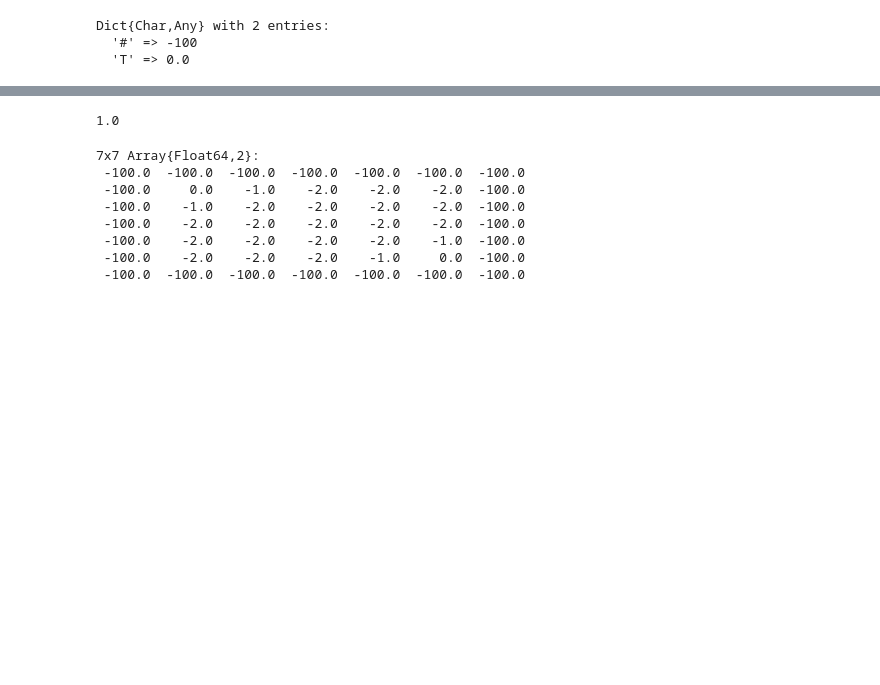
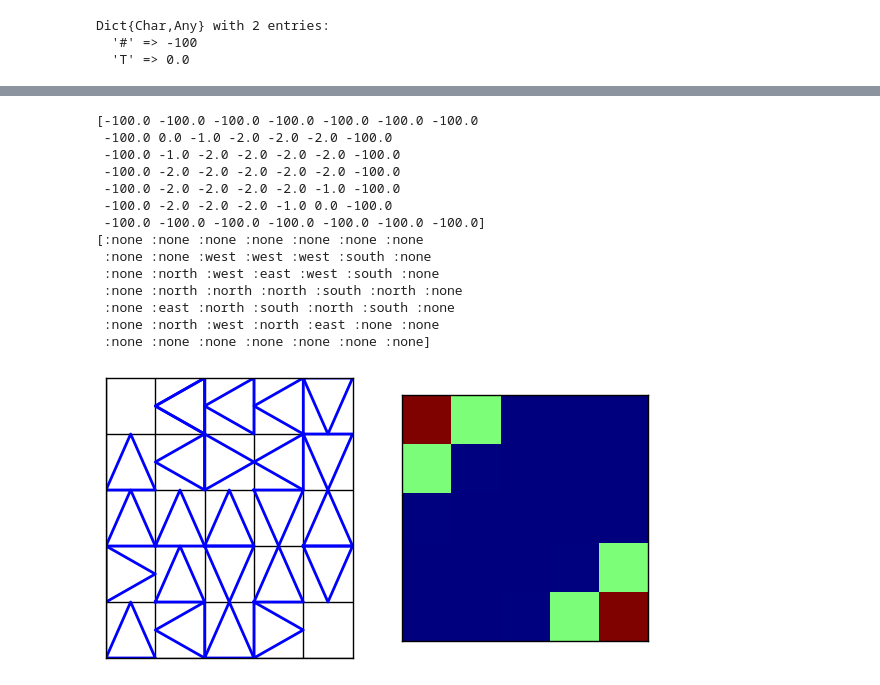
Before and after one commit to kzahedi/RL-lecture, a Jupyter notebook: 2. Dynamic Programming.ipynb, the cells around one changed output, grey strips where cells are left out. Cells and saved outputs as stored; diff of their text form; code cells hidden in the pictures; blank space fills up the shorter version.

```diff
--- a/2. Dynamic Programming.ipynb
+++ b/2. Dynamic Programming.ipynb
@@ -165,15 +264,23 @@ policy
 # %%
 update_state_value_function(maze, policy, V)
-V
+plot_data(maze, policy, V)
+println(V)
+println(policy)
 # %% [output]
-1.0
+[-100.0 -100.0 -100.0 -100.0 -100.0 -100.0 -100.0
+ -100.0 0.0 -1.0 -2.0 -2.0 -2.0 -100.0
+ -100.0 -1.0 -2.0 -2.0 -2.0 -2.0 -100.0
+ -100.0 -2.0 -2.0 -2.0 -2.0 -2.0 -100.0
+ -100.0 -2.0 -2.0 -2.0 -2.0 -1.0 -100.0
+ -100.0 -2.0 -2.0 -2.0 -1.0 0.0 -100.0
+ -100.0 -100.0 -100.0 -100.0 -100.0 -100.0 -100.0]
+[:none :none :none :none :none :none :none
+ :none :none :west :west :west :south :none
+ :none :north :west :east :west :south :none
+ :none :north :north :north :south :north :none
+ :none :east :north :south :north :south :none
+ :none :north :west :north :east :none :none
+ :none :none :none :none :none :none :none]
-7x7 Array{Float64,2}:
- -100.0  -100.0  -100.0  -100.0  -100.0  -100.0  -100.0
- -100.0     0.0    -1.0    -2.0    -2.0    -2.0  -100.0
- -100.0    -1.0    -2.0    -2.0    -2.0    -2.0  -100.0
- -100.0    -2.0    -2.0    -2.0    -2.0    -2.0  -100.0
- -100.0    -2.0    -2.0    -2.0    -2.0    -1.0  -100.0
- -100.0    -2.0    -2.0    -2.0    -1.0     0.0  -100.0
- -100.0  -100.0  -100.0  -100.0  -100.0  -100.0  -100.0
+[figure, added]
 # %%
 update_greedy_policy!(maze, policy, V)
```
Also changed, not shown: parts of 27 cells of this notebook.
